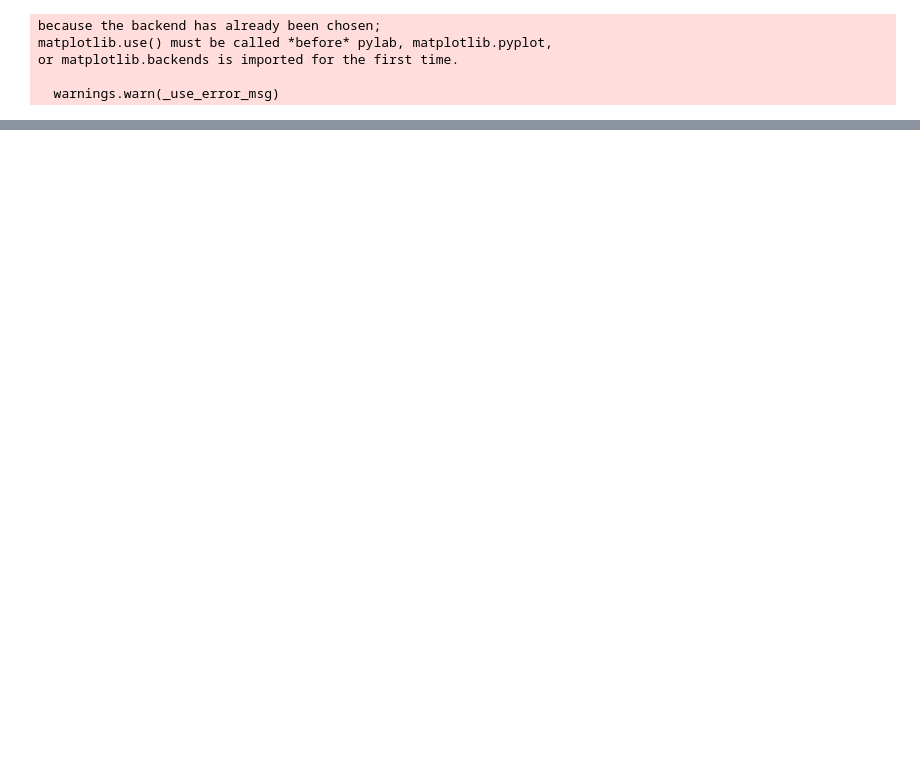
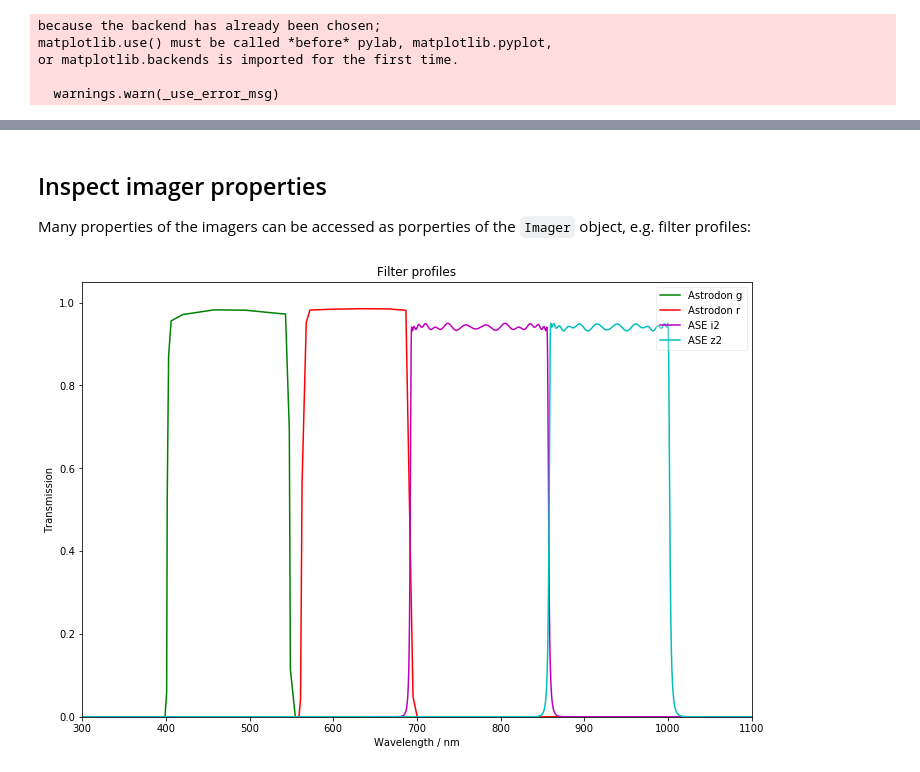
Before and after one commit to AstroHuntsman/gunagala, a Jupyter notebook: examples/Australian Space Eye 2017.ipynb, the cells around one changed output, grey strips where cells are left out. Saved outputs shown, nothing was run; the diff lists cells and outputs as text; code cells hidden in the pictures; blank space fills up the shorter version.

```diff
--- a/examples/Australian Space Eye 2017.ipynb
+++ b/examples/Australian Space Eye 2017.ipynb
@@ -169,0 +29,31 @@ $29.376398 \; \mathrm{mag}$$\mathrm{\left( \mathrm{AB} \right)}$
+# %%
+imagers = imager.create_imagers()
+
+huntsman = imagers['canon_sbig']  # A 5 lens array
+
+ase_90mm = imagers['ase_90mm']  # 6U with 1x 90 mm telescope
+ase_90mmx3 = imagers['ase_90mmx3']  # 12U with 3x 90 mm telescope
+ase_160mm = imagers['ase_160mm']  # 12U with 1x 160 mm telescope
+
+waves_h = huntsman.wavelengths
+waves_a = ase_90mm.wavelengths
+# %% [markdown]
+## Inspect imager properties
+
+Many properties of the imagers can be accessed as porperties of the `Imager` object, e.g. filter profiles:
+# %%
+plt.plot(waves_h, huntsman.filters['g'].transmission(waves_h), 'g-', label='Astrodon g')
+plt.plot(waves_h, huntsman.filters['r'].transmission(waves_h), 'r-', label='Astrodon r')
+
+plt.plot(waves_a, ase_90mm.filters['ase_i2'].transmission(waves_a), 'm-', label='ASE i2')
+plt.plot(waves_a, ase_90mm.filters['ase_z2'].transmission(waves_a), 'c-', label='ASE z2')
+
+plt.legend(loc='upper right', fancybox=True, framealpha=0.3)
+plt.xlabel('Wavelength / nm')
+plt.ylabel('Transmission')
+plt.title('Filter profiles')
+plt.xlim(300, 1100)
+plt.ylim(0, 1.05)
+plt.gcf().set_size_inches(12,8)
+# %% [output]
+[figure, added]
```
Also changed, not shown: parts of 42 cells of this notebook, 3 other files.
